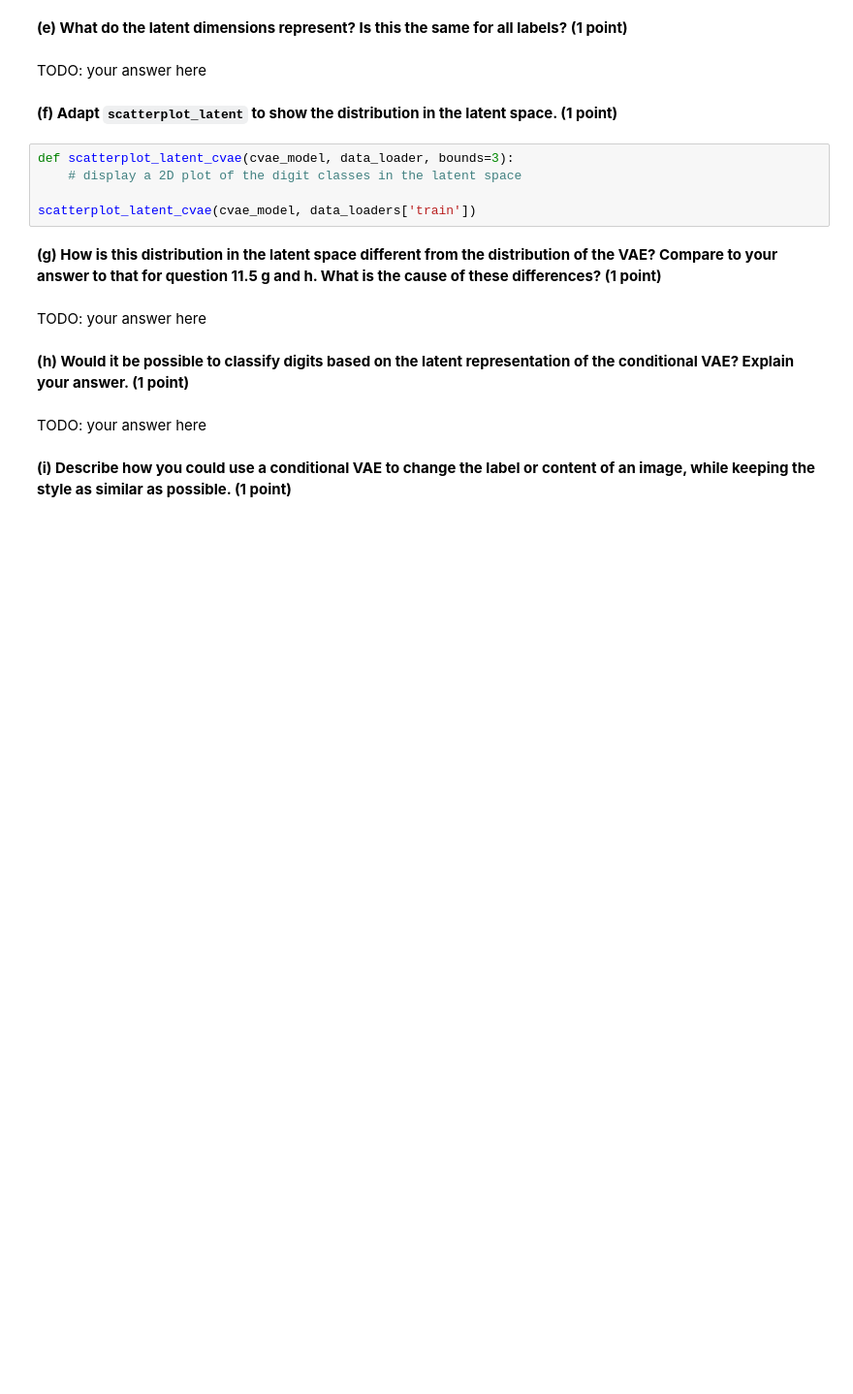
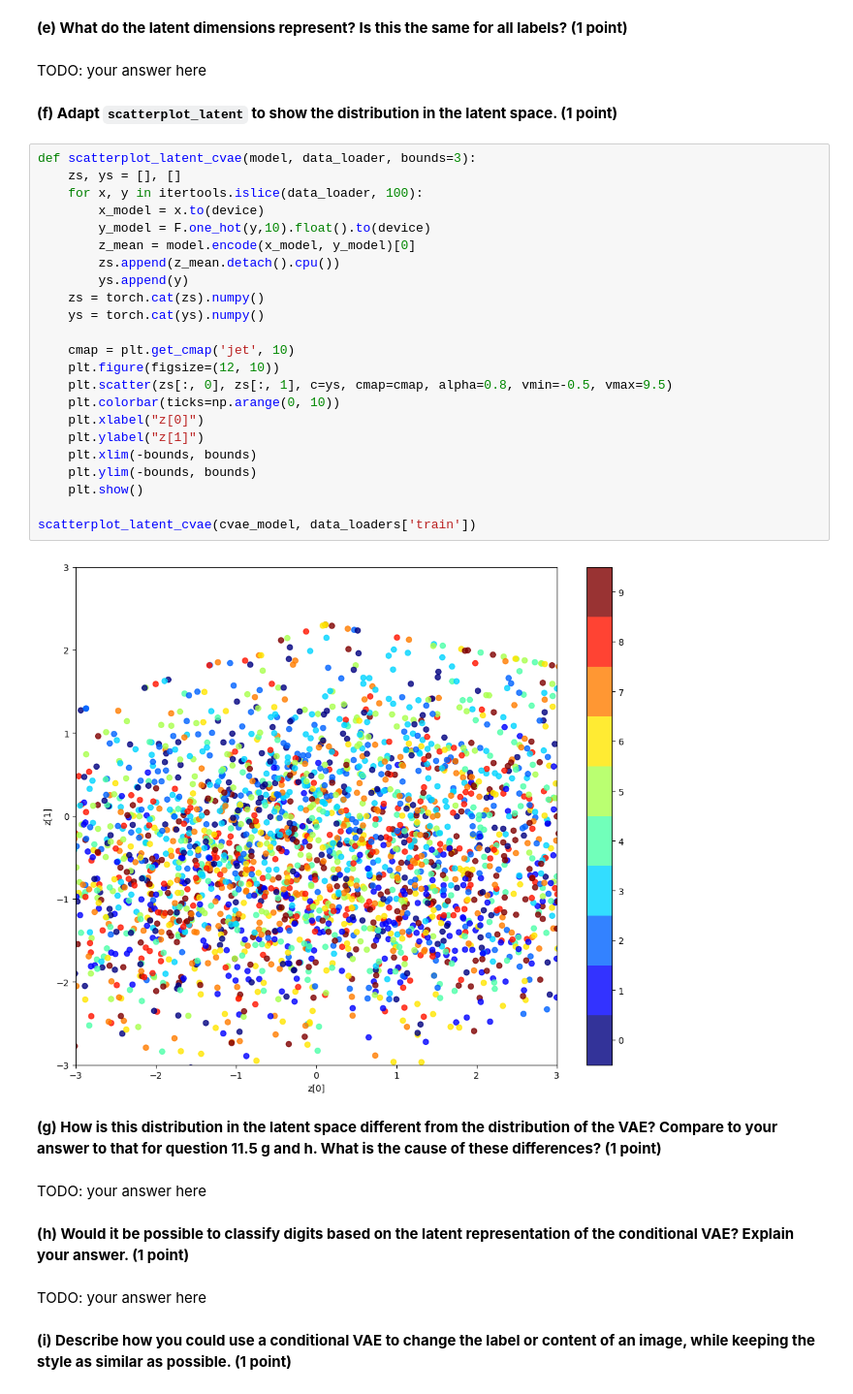
Before and after one commit to aschroede/RU-Deep-Learning, a Jupyter notebook: Assignment 11/dl-assignment-11.ipynb, the cells around one changed output. Shown at 97% size. Cells and saved outputs as stored; diff of their text form; blank space fills up the shorter version.

```diff
--- a/Assignment 11/dl-assignment-11.ipynb
+++ b/Assignment 11/dl-assignment-11.ipynb
@@ -536,11 +641,31 @@ def plot_latent_cvae(...):
 TODO: your answer here
 # %% [markdown]
 **(f) Adapt `scatterplot_latent` to show the distribution in the latent space.<span style="float:right"> (1 point)</span>**
-# %%
-def scatterplot_latent_cvae(cvae_model, data_loader, bounds=3):
-    # display a 2D plot of the digit classes in the latent space
-
-scatterplot_latent_cvae(cvae_model, data_loaders['train'])
+# %%
+def scatterplot_latent_cvae(model, data_loader, bounds=3):
+    zs, ys = [], []
+    for x, y in itertools.islice(data_loader, 100):
+        x_model = x.to(device)
+        y_model = F.one_hot(y,10).float().to(device)
+        z_mean = model.encode(x_model, y_model)[0]
+        zs.append(z_mean.detach().cpu())
+        ys.append(y)
+    zs = torch.cat(zs).numpy()
+    ys = torch.cat(ys).numpy()
+
+    cmap = plt.get_cmap('jet', 10)
+    plt.figure(figsize=(12, 10))
+    plt.scatter(zs[:, 0], zs[:, 1], c=ys, cmap=cmap, alpha=0.8, vmin=-0.5, vmax=9.5)
+    plt.colorbar(ticks=np.arange(0, 10))
+    plt.xlabel("z[0]")
+    plt.ylabel("z[1]")
+    plt.xlim(-bounds, bounds)
+    plt.ylim(-bounds, bounds)
+    plt.show()
+
+scatterplot_latent_cvae(cvae_model, data_loaders['train'])
+# %% [output]
+[figure, added]
 # %% [markdown]
 **(g) How is this distribution in the latent space different from the distribution of the VAE? Compare to your answer to that for question 11.5 g and h. What is the cause of these differences?<span style="float:right"> (1 point)</span>**
 # %% [markdown]
```
Also changed, not shown: parts of 30 cells of this notebook.
